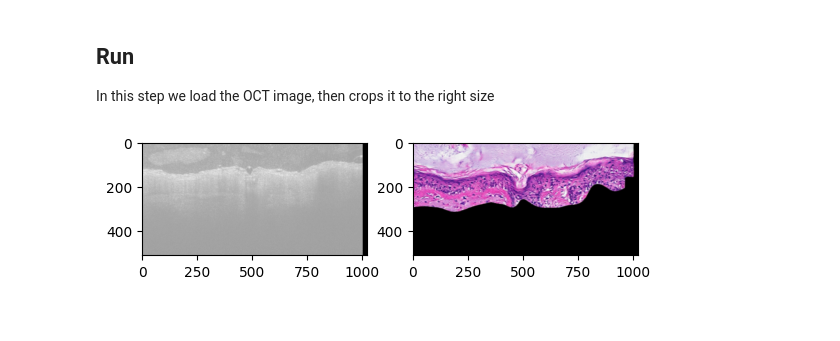
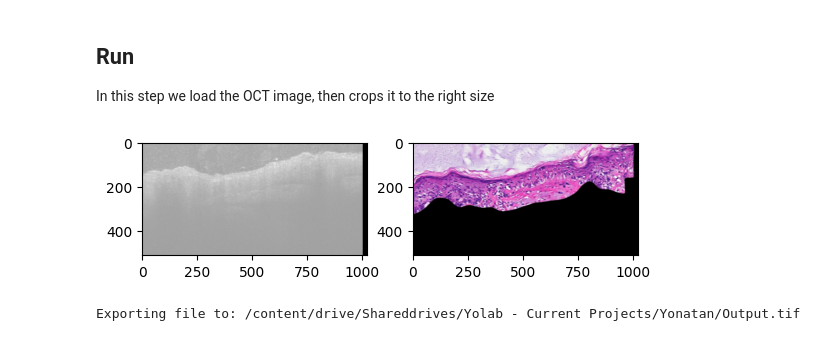
Before and after one commit to WinetraubLab/OCT2Hist-ModelInference, a Jupyter notebook: run_oct2hist3D.ipynb, the cells around one changed output. Drawn from its saved outputs; the diff is of its cells as text; code cells hidden in the pictures.

```diff
--- a/run_oct2hist3D.ipynb
+++ b/run_oct2hist3D.ipynb
@@ -87,27 +87,27 @@ In this step we load the OCT image, then crops it to the right size
 # %%
 # @title Visualize one of the slides
 # Configuration
 min_signal_threshold = np.nan
 
 # Load OCT image
 _, oct_volume = cv2.imreadmulti(oct_input_volume_path)
 oct_volume = np.asarray(oct_volume)
 
 # Crop
-oct_image = cv2.cvtColor(oct_volume[0,:,:], cv2.COLOR_GRAY2BGR)
+oct_image = cv2.cvtColor(oct_volume[int(oct_volume.shape[0]/2),:,:], cv2.COLOR_GRAY2BGR)
 cropped = crop(oct_image, target_width=1024, target_height=512, x0=x0, z0=z0)
 
 # Run Inference
 virtual_histology_image, *_ = oct2hist.run_network(
   cropped,
   microns_per_pixel_x = microns_per_pixel_x,
   microns_per_pixel_z = microns_per_pixel_z,
   min_signal_threshold = min_signal_threshold
   )
 
 showTwoImgs(cropped, virtual_histology_image)
 # %% [output]
-[figure, old version]
+[figure, new version]
 # %%
 # @title Process the rest
 
@@ -142,3 +142,5 @@ for i in tqdm(
 # Combine files to one volume
 print('Exporting file to: ' + output_tiff_path)
 merge_tiff_files(tmp_folder,output_tiff_path)
+# %% [output]
+Exporting file to: /content/drive/Shareddrives/Yolab - Current Projects/Yonatan/Output.tif
```
Also changed, not shown: parts of 1 cell of this notebook.
